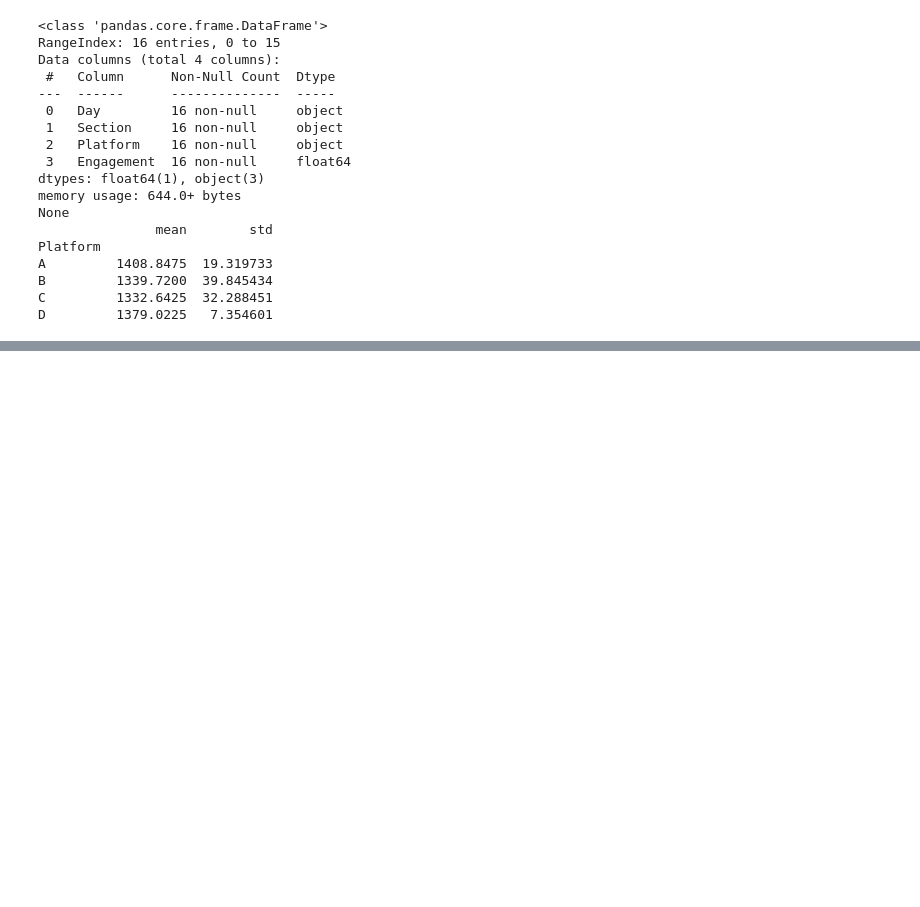
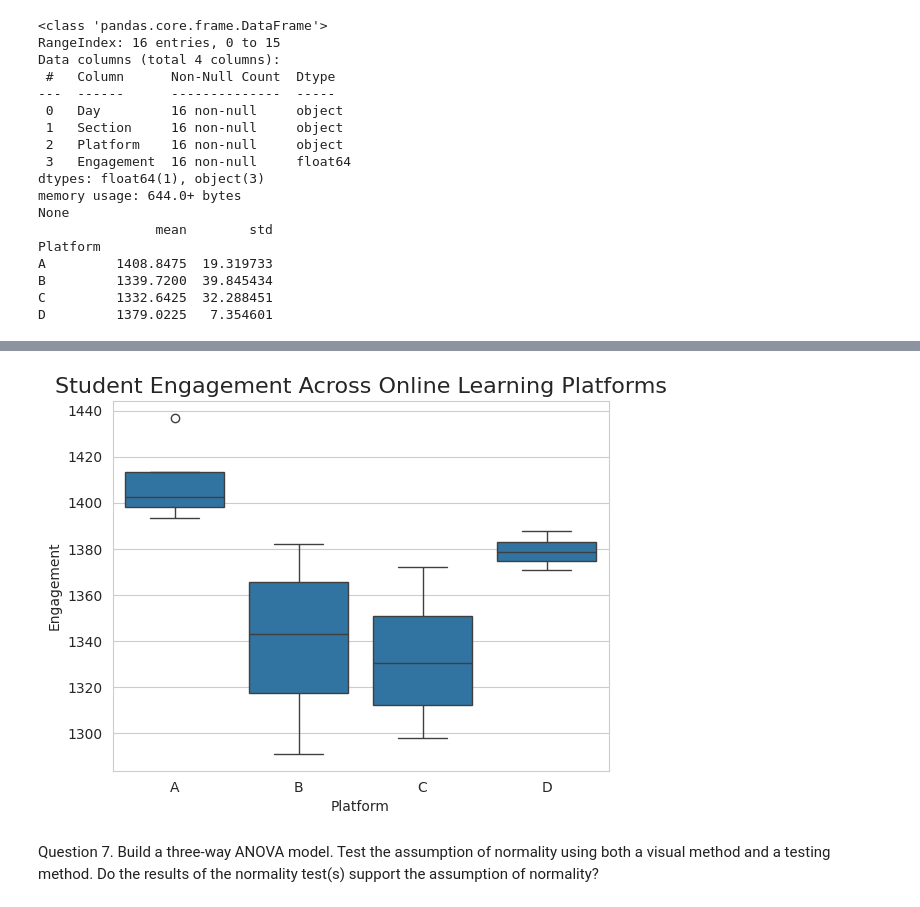
Before and after one commit to elo-meriem/STAT-7220-Applied-Experimental-Design, a Jupyter notebook: Assignments/HW2/HW-2.ipynb, the cells around one changed output, grey strips where cells are left out. Saved outputs shown, nothing was run; the diff lists cells and outputs as text; code cells hidden in the pictures; blank space fills up the shorter version.

```diff
--- a/Assignments/HW2/HW-2.ipynb
+++ b/Assignments/HW2/HW-2.ipynb
@@ -438,0 +451,28 @@ D         1379.0225   7.354601
+# %%
+## Build a Boxplot ##
+
+## Set up style ##
+
+sns.set_style("whitegrid")
+
+## Specify Aesthetics ##
+
+sns.boxplot(
+    data=online_learning_data,
+    x='Platform',
+    y='Engagement'
+)
+
+## Add labels and titles ##
+
+plt.title("Student Engagement Across Online Learning Platforms",
+          loc='center',
+          fontsize=16)
+
+## Show the plot ##
+
+plt.show()
+# %% [output]
+[figure, added]
+# %% [markdown]
+Question 7. Build a three-way ANOVA model. Test the assumption of normality using both a visual method and a testing method. Do the results of the normality test(s) support the assumption of normality?
```
Also changed, not shown: parts of 3 cells of this notebook.
